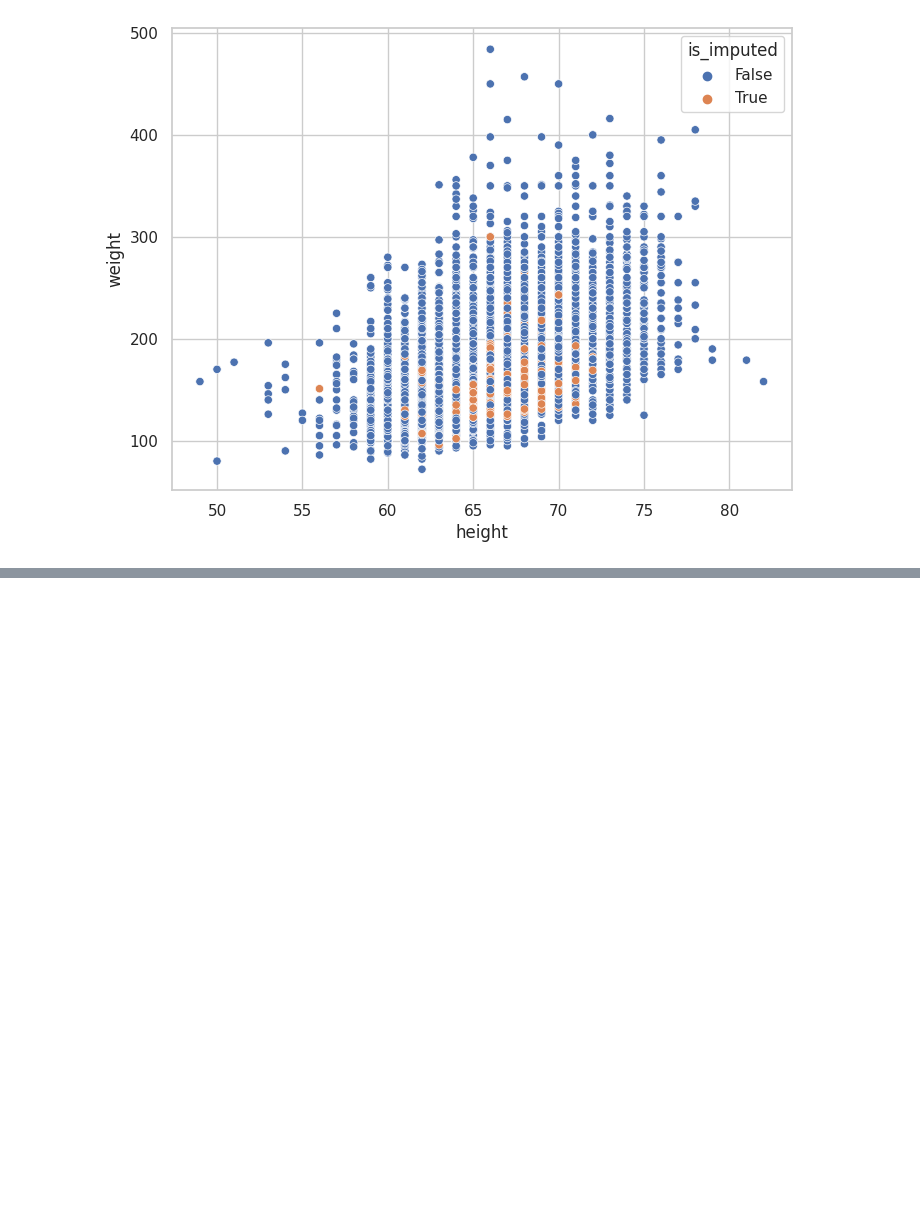
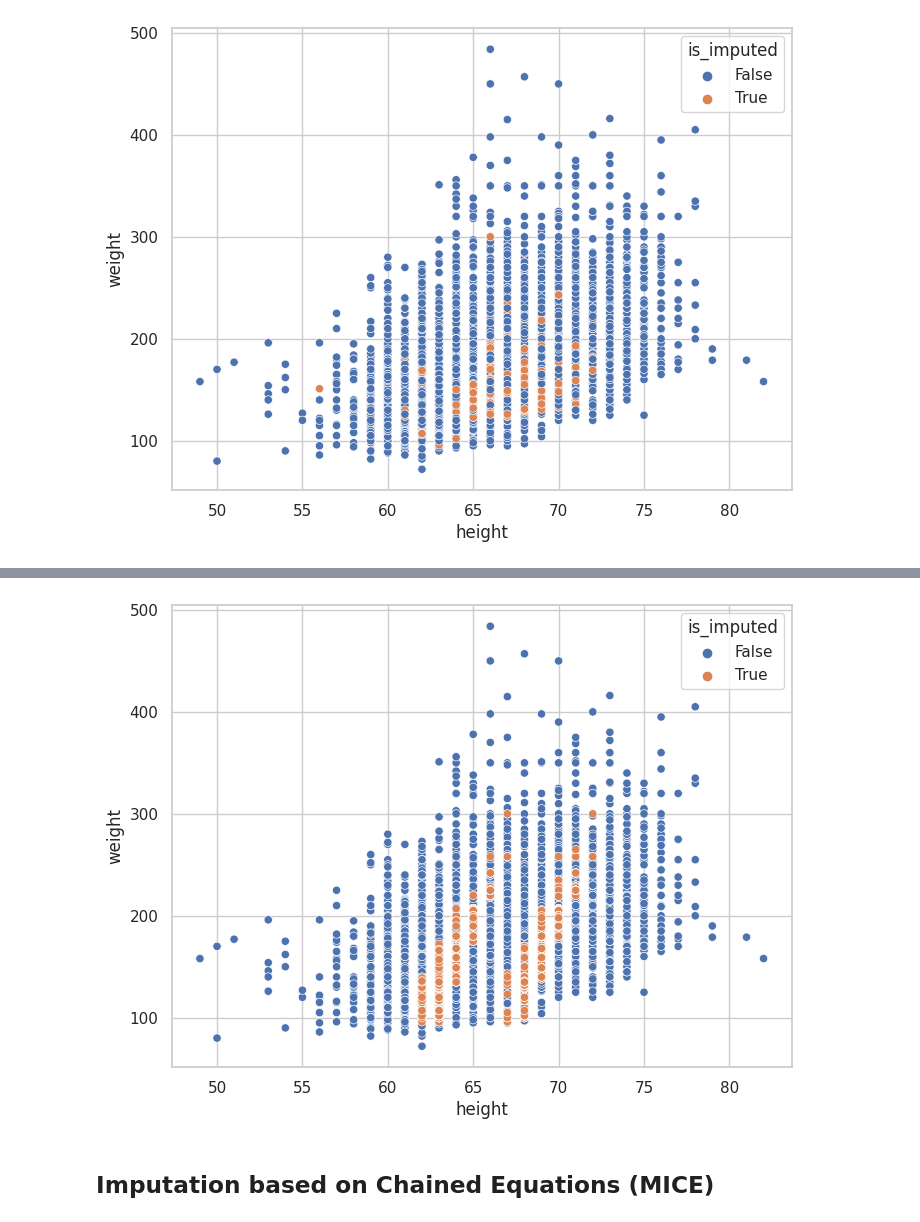
Before and after one commit to AleexSilva/Training-DataImputation, a Jupyter notebook: DataImput.ipynb, the cells around one changed output, grey strips where cells are left out. Cells and saved outputs as stored; diff of their text form; code cells hidden in the pictures; blank space fills up the shorter version.

Commit message:
Imputatuin based on Chained Ewuations (MICE)

```diff
--- a/DataImput.ipynb
+++ b/DataImput.ipynb
@@ -1037,0 +1001,17 @@ df_knn.iloc[:,:] = KNN_imputer.fit_transform(df_knn).round()
+# %%
+df_model = (
+    df.select_columns('height','weight','gender','age')
+    .sort_values(by='height')
+    .transform_column(
+        'weight',
+        lambda x: x.ffill(),
+        elementwise=False
+    )
+    .missing.bind_shadow_matrix(
+        True,
+        False,
+        suffix='_imp',
+        only_missing=False
+    )
+)
+df_model
@@ -1037,0 +1033,17 @@ df_knn.iloc[:,:] = KNN_imputer.fit_transform(df_knn).round()
+# %%
+height_ols = (
+    df_model
+    .pipe(lambda df: smf.ols('height ~ weight + gender + age', data=df))
+    .fit()
+)
+# %%
+ols_imputed_values = (
+    df_model
+    .pipe(
+        lambda df: df[df.height.isna()]
+    )
+    .pipe(
+        lambda df: height_ols.predict(df).round()
+    )
+)
+ols_imputed_values
@@ -1037,0 +1064,3 @@ df_knn.iloc[:,:] = KNN_imputer.fit_transform(df_knn).round()
+# %%
+df_model.loc[df_model.height.isna(), ['height']] = ols_imputed_values
+df_model
@@ -1037,0 +1082,11 @@ df_knn.iloc[:,:] = KNN_imputer.fit_transform(df_knn).round()
+# %%
+(
+    df_model.missing.scatter_imputation_plot(
+        y='weight',
+        x='height'
+    )
+);
+# %% [output]
+[figure, added]
+# %% [markdown]
+## Imputation based on Chained Equations (MICE)
```
Also changed, not shown: parts of 25 cells of this notebook.
